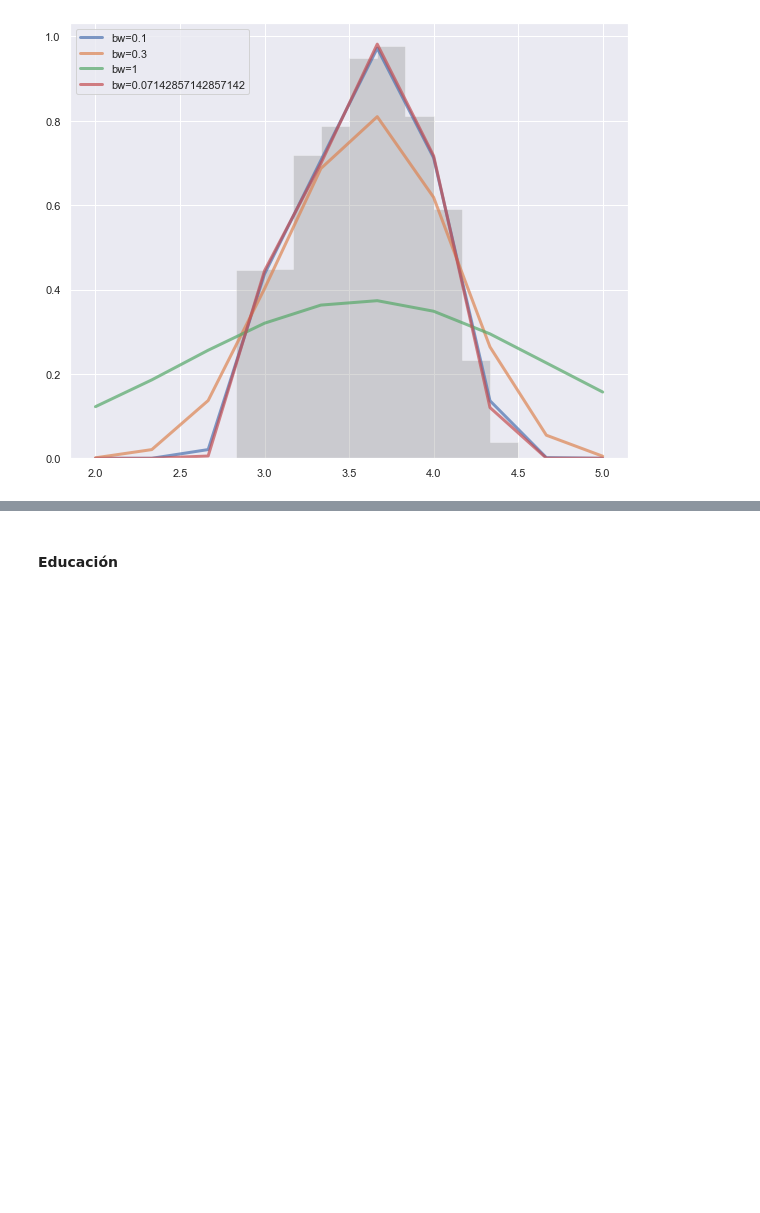
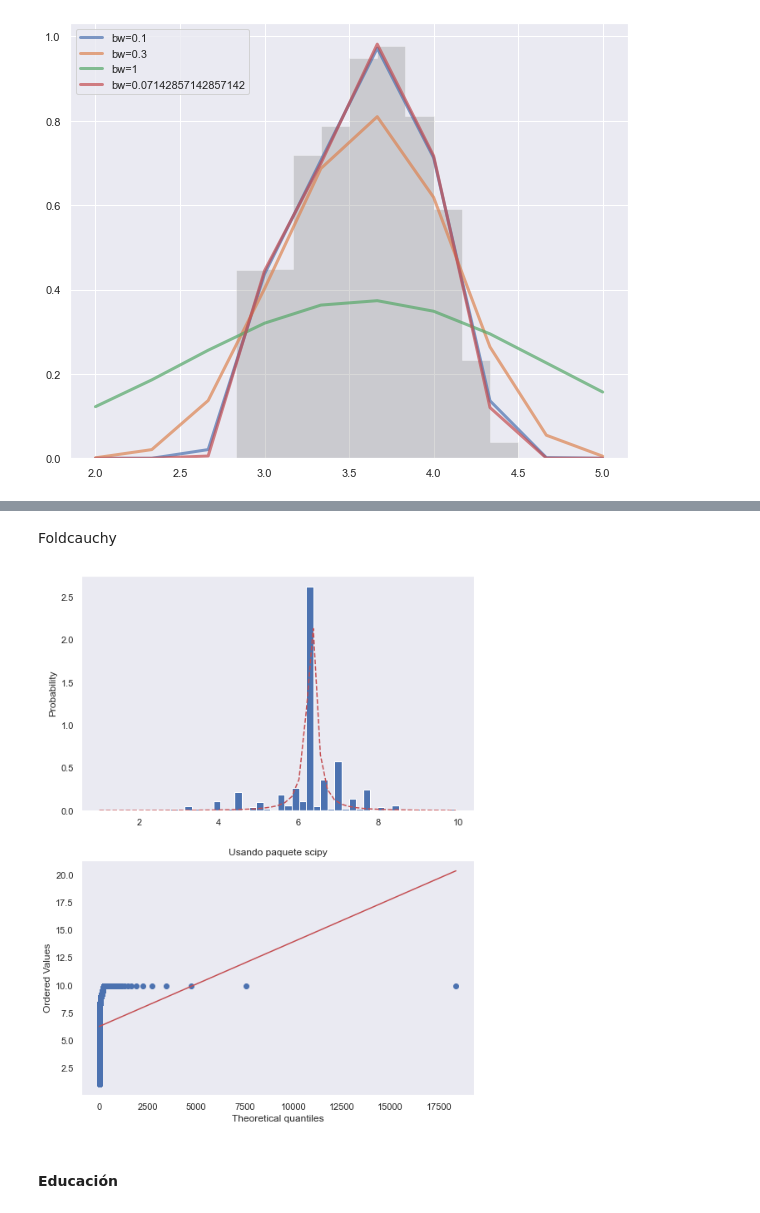
Before and after one commit to Tania-Bell/Proyecto_Modulo1, a Jupyter notebook: Proyecto_BellT_FloresA adult census.ipynb, the cells around one changed output, grey strips where cells are left out. Saved outputs shown, nothing was run; the diff lists cells and outputs as text; code cells hidden in the pictures; blank space fills up the shorter version.

```diff
--- a/Proyecto_BellT_FloresA adult census.ipynb
+++ b/Proyecto_BellT_FloresA adult census.ipynb
@@ -183,3 +349,9 @@ ax.legend(loc='upper left')
+# %% [markdown]
+Foldcauchy
+# %%
+pruebaq_q(horas,'foldcauchy')
+# %% [output]
+[figure, added]
 # %% [markdown]
 #### Educación
 # %%
```
Also changed, not shown: parts of 27 cells of this notebook.
